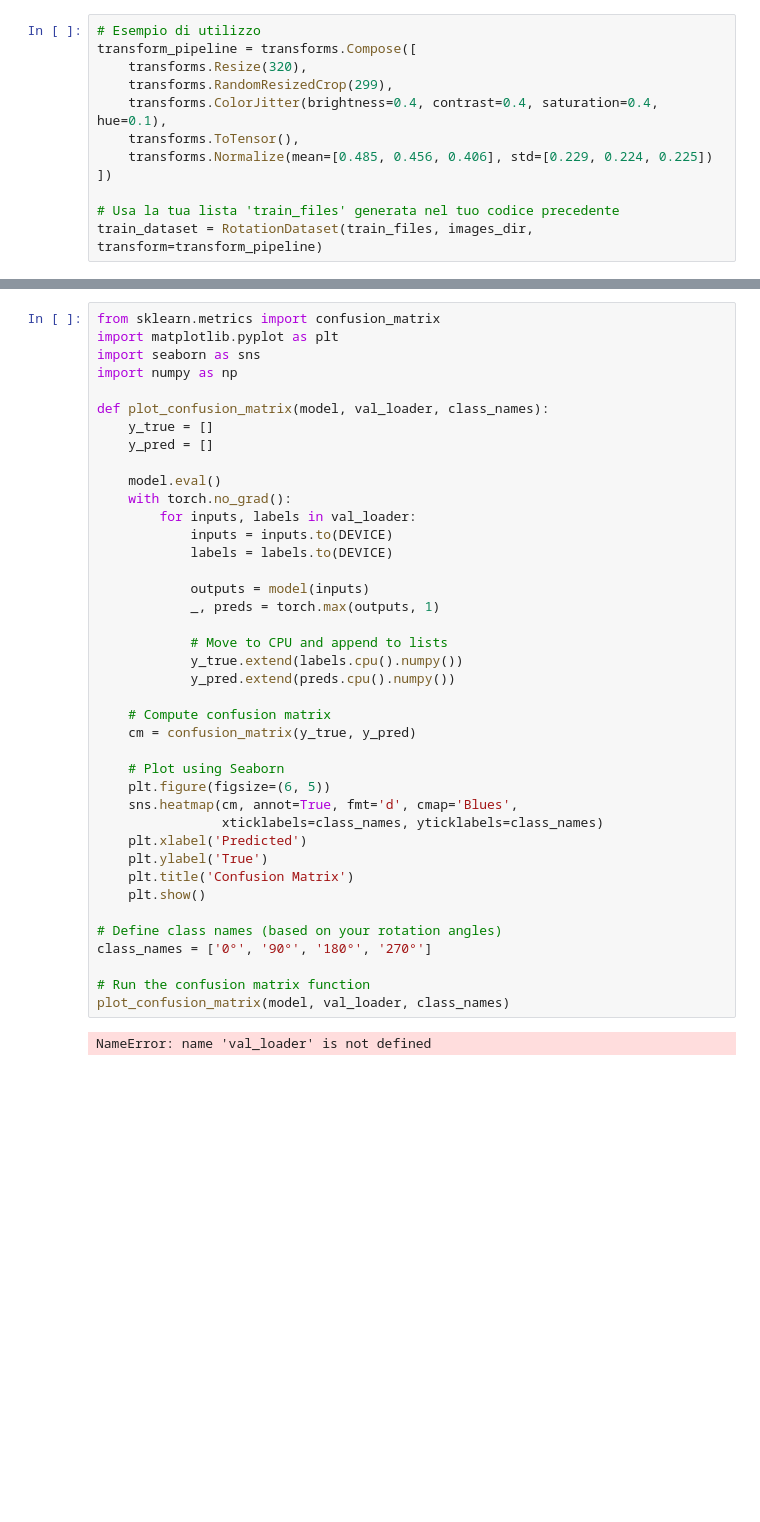
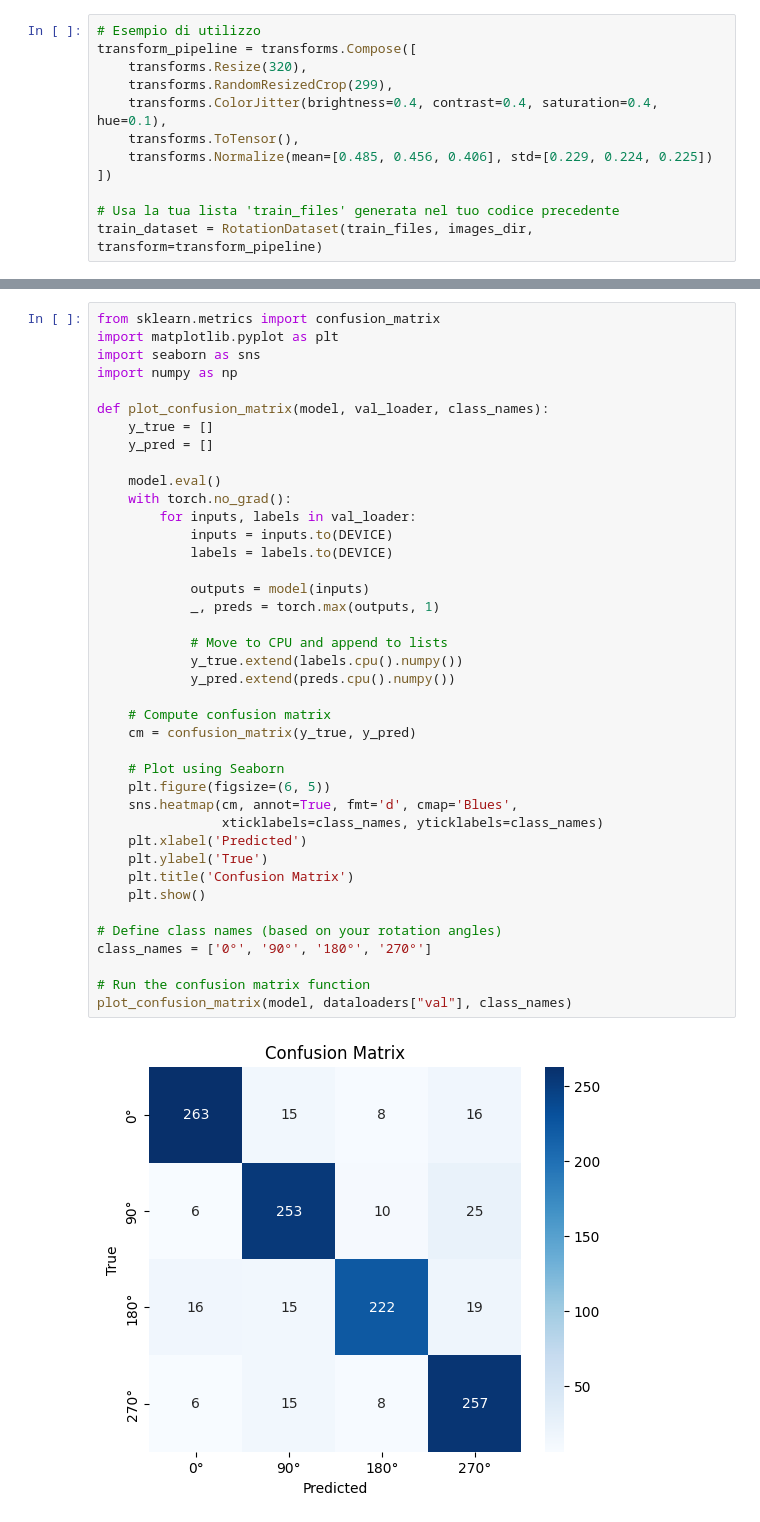
Before and after one commit to andreaspagnolo/progetto_aml, a Jupyter notebook: fineTuning_inception_v3.ipynb, the cells around one changed output, grey strips where cells are left out. Drawn from its saved outputs; the diff is of its cells as text; blank space fills up the shorter version.

```diff
--- a/fineTuning_inception_v3.ipynb
+++ b/fineTuning_inception_v3.ipynb
@@ -297,32 +301,32 @@ def plot_confusion_matrix(model, val_loader, class_names):
     model.eval()
     with torch.no_grad():
         for inputs, labels in val_loader:
             inputs = inputs.to(DEVICE)
             labels = labels.to(DEVICE)
 
             outputs = model(inputs)
             _, preds = torch.max(outputs, 1)
 
             # Move to CPU and append to lists
             y_true.extend(labels.cpu().numpy())
             y_pred.extend(preds.cpu().numpy())
 
     # Compute confusion matrix
     cm = confusion_matrix(y_true, y_pred)
 
     # Plot using Seaborn
     plt.figure(figsize=(6, 5))
     sns.heatmap(cm, annot=True, fmt='d', cmap='Blues',
                 xticklabels=class_names, yticklabels=class_names)
     plt.xlabel('Predicted')
     plt.ylabel('True')
     plt.title('Confusion Matrix')
     plt.show()
 
 # Define class names (based on your rotation angles)
 class_names = ['0°', '90°', '180°', '270°']
 
 # Run the confusion matrix function
-plot_confusion_matrix(model, val_loader, class_names)
+plot_confusion_matrix(model, dataloaders["val"], class_names)
 # %% [output]
-NameError: name 'val_loader' is not defined
+[figure, added]
```
Also changed, not shown: parts of 4 cells of this notebook.
